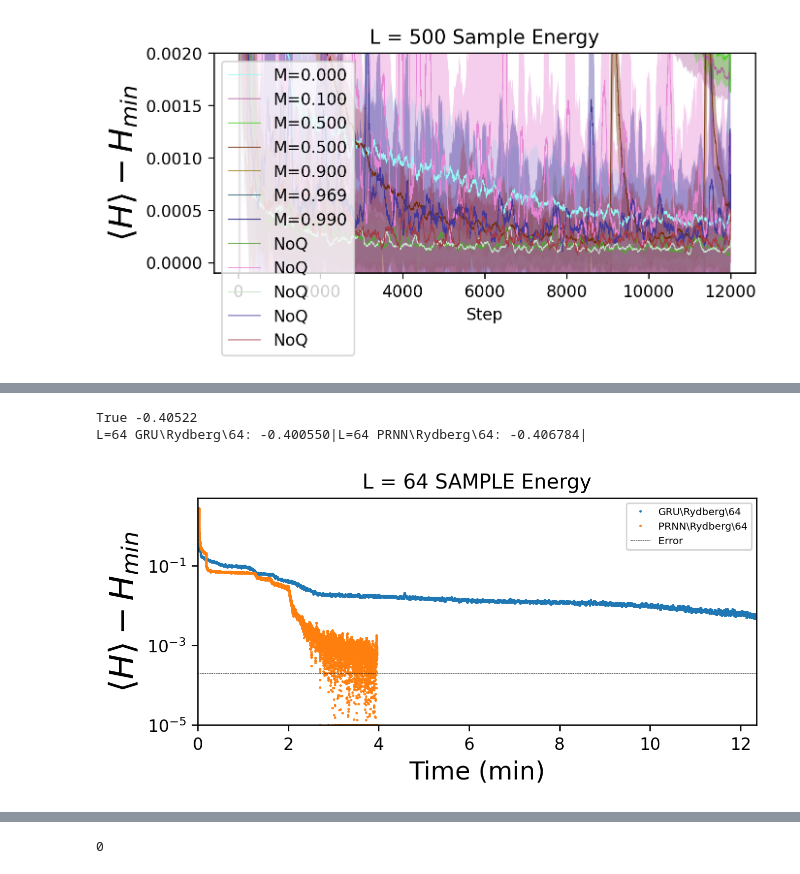
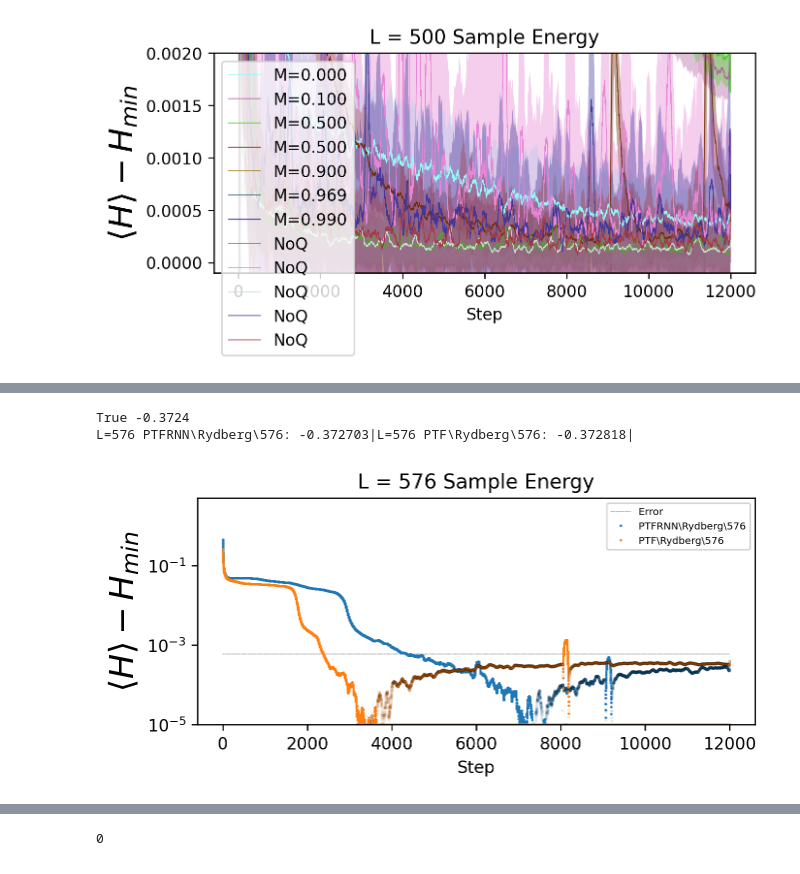
Before and after one commit to ksprague1/NN-QSR, a Jupyter notebook: Results.ipynb, the cells around one changed output, grey strips where cells are left out. Cells and saved outputs as stored; diff of their text form; code cells hidden in the pictures.

```diff
--- a/Results.ipynb
+++ b/Results.ipynb
@@ -149,7 +149,9 @@ def graphs(allpaths,useTimes=False, metric="Sample",label_idx=1,err=False,smooth
             print("L=%d %s: %f"%(key,label,avgs.min()),end="|")
             #plt.plot(DEBUG[:,5]/Lx/Ly-exact_energy,alpha=0.1,color='b',marker='o',markersize=2,linewidth=0.0,markevery=5,label="RNN Sample")
             if useTimes:
-                plt.plot(times,outs-exact_energy,'o',ms=0.5,lw=0.0,label=label)
+                x = plt.plot(times,outs-exact_energy,'o',ms=0.5,lw=0.0,label=label)
+                plt.plot(times,exact_energy-avgs,'o',ms=1.5,c=x[0]._get_markerfacecolor(),alpha=0.1,markeredgewidth=0.2,markeredgecolor="black")
+
             else:
                 if err:
                     errplt(outs-exact_energy,errs,"-",lw=0.5,label=label,color=np.random.random([3]))
@@ -209,11 +197,8 @@ L=1024 B=256: 1.036302|L=1024 B=256: 0.295091|L=1024 B=256: -0.368751|
-# %%
-p = getpaths("GRU\\Rydberg",["64","NoQ","Nh=128"],alldir=False)
-
-p2 = getpaths("PRNN\\Rydberg",["64","NoQ","Nh=128"],alldir=False)
-
-p[64]+=p2[64]
-graphs(p,label_idx=[0],err=False,smoothing=10,useTimes=True,metric="SAMPLE")
-# %% [output]
-True -0.40522
-L=64 GRU\Rydberg\64: -0.400550|L=64 PRNN\Rydberg\64: -0.406784|
-[figure, removed]
+# %%
+p = getpaths("PTFRNN\\Rydberg",["576"])
+p[576] += getpaths("PTF\\Rydberg",["576"])[576]
+graphs(p,useTimes=False, metric="Sample",label_idx=0,err=False,smoothing=100)
+# %% [output]
+True -0.3724
+L=576 PTFRNN\Rydberg\576: -0.372703|L=576 PTF\Rydberg\576: -0.372818|
+[figure, added]
```
Also changed, not shown: parts of 3 cells of this notebook, 4 other files.
